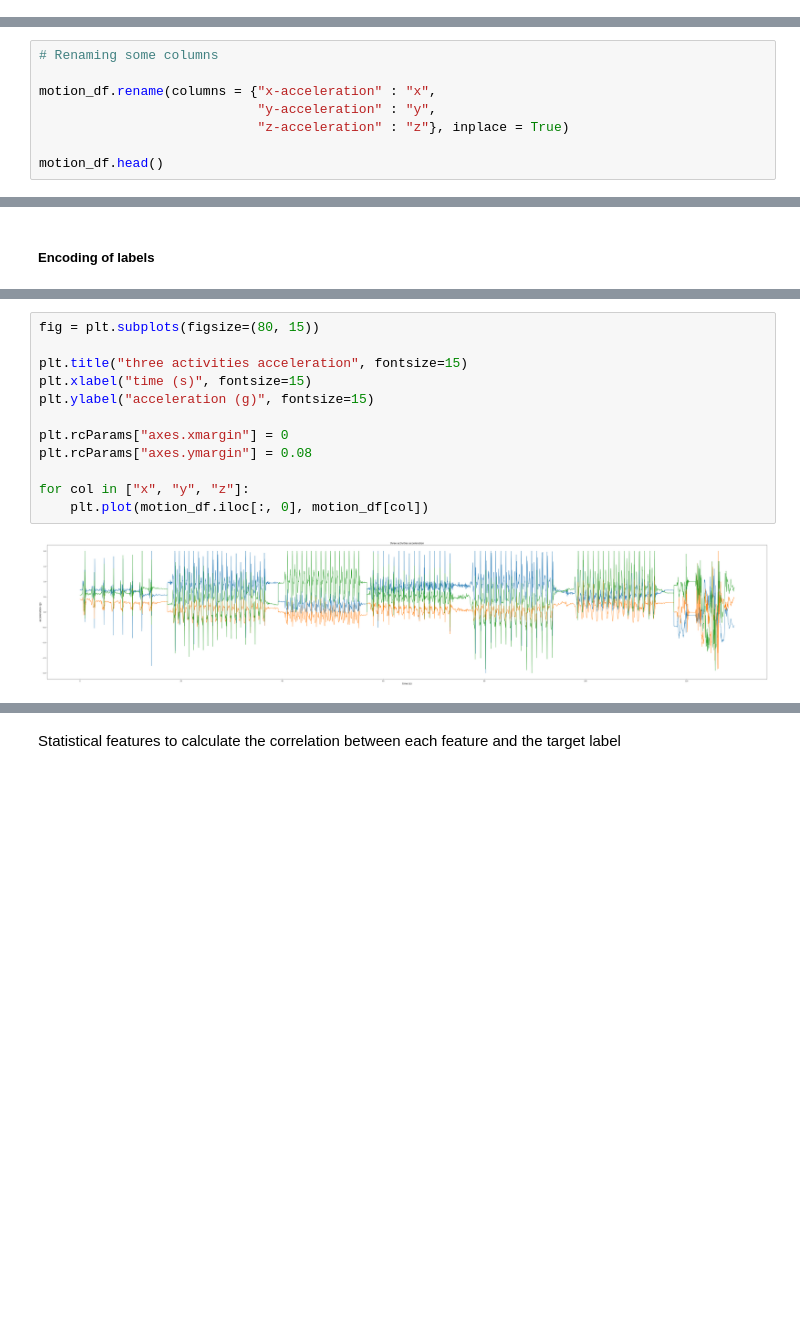
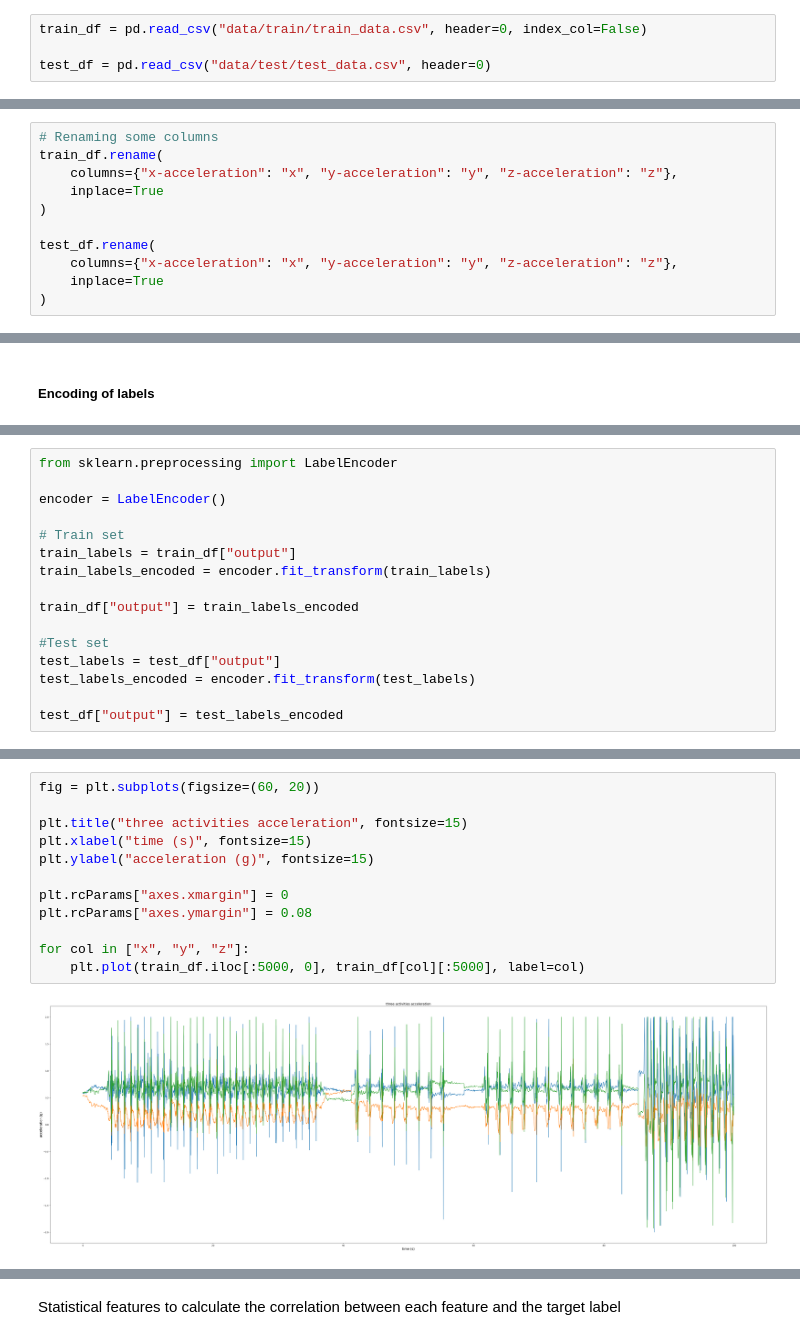
Before and after one commit to eyfforiyya/Activity-recognition-in-music-playing, a Jupyter notebook: data_analysis.ipynb, the cells around one changed output, grey strips where cells are left out. Saved outputs shown, nothing was run; the diff lists cells and outputs as text; blank space fills up the shorter version.

```diff
--- a/data_analysis.ipynb
+++ b/data_analysis.ipynb
@@ -20,0 +10,4 @@ motion_df.tail()
+# %%
+train_df = pd.read_csv("data/train/train_data.csv", header=0, index_col=False)
+
+test_df = pd.read_csv("data/test/test_data.csv", header=0)
@@ -23,8 +32,11 @@ motion_df.tail()
 # %%
 # Renaming some columns
+train_df.rename(
+    columns={"x-acceleration": "x", "y-acceleration": "y", "z-acceleration": "z"},
+    inplace=True
+)
 
-motion_df.rename(columns = {"x-acceleration" : "x",
-                            "y-acceleration" : "y",
-                            "z-acceleration" : "z"}, inplace = True)
-
-motion_df.head()
+test_df.rename(
+    columns={"x-acceleration": "x", "y-acceleration": "y", "z-acceleration": "z"},
+    inplace=True
+)
@@ -64,0 +65,16 @@ Name: count, dtype: int64
+# %%
+from sklearn.preprocessing import LabelEncoder
+
+encoder = LabelEncoder()
+
+# Train set
+train_labels = train_df["output"]
+train_labels_encoded = encoder.fit_transform(train_labels)
+
+train_df["output"] = train_labels_encoded
+
+#Test set
+test_labels = test_df["output"]
+test_labels_encoded = encoder.fit_transform(test_labels)
+
+test_df["output"] = test_labels_encoded
@@ -67,14 +129,14 @@ Name: count, dtype: int64
 # %%
-fig = plt.subplots(figsize=(80, 15))
+fig = plt.subplots(figsize=(60, 20))
 
 plt.title("three activities acceleration", fontsize=15)
 plt.xlabel("time (s)", fontsize=15)
 plt.ylabel("acceleration (g)", fontsize=15)
 
 plt.rcParams["axes.xmargin"] = 0
 plt.rcParams["axes.ymargin"] = 0.08
 
 for col in ["x", "y", "z"]:
-    plt.plot(motion_df.iloc[:, 0], motion_df[col])
+    plt.plot(train_df.iloc[:5000, 0], train_df[col][:5000], label=col)
 # %% [output]
-[figure, old version]
+[figure, new version]
```
Also changed, not shown: parts of 74 cells of this notebook, 44 other files.
